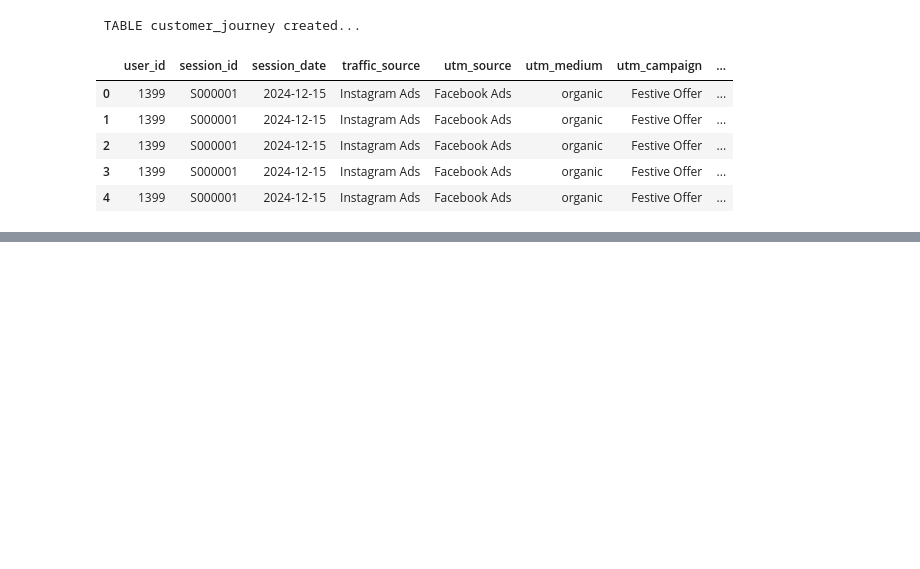
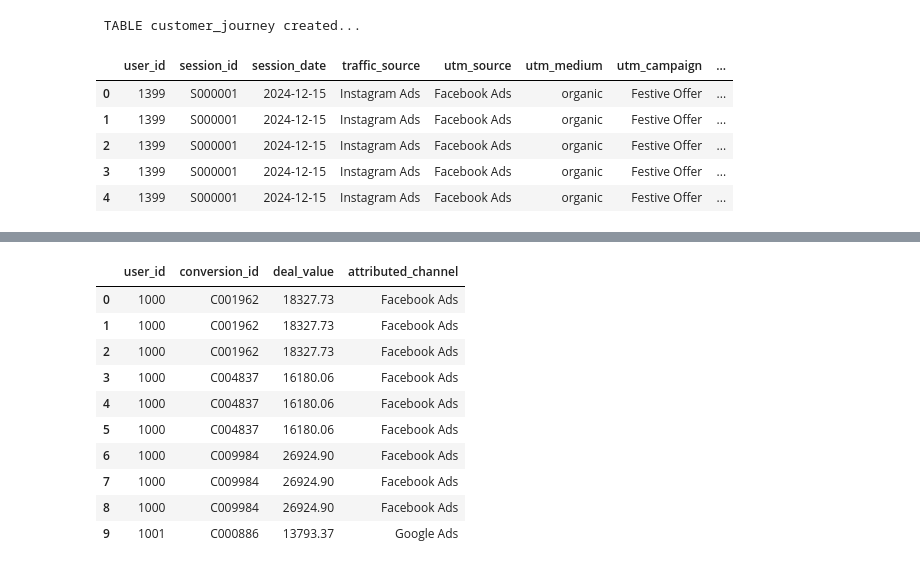
Before and after one commit to hitteshkharyal/Marketing-_ROI_Dashboard, a Jupyter notebook: project1.ipynb, the cells around one changed output, grey strips where cells are left out. Saved outputs shown, nothing was run; the diff lists cells and outputs as text; code cells hidden in the pictures; blank space fills up the shorter version.

```diff
--- a/project1.ipynb
+++ b/project1.ipynb
@@ -1140,0 +1204,18 @@ conn
+# %%
+pd.read_sql("""
+SELECT *
+FROM first_touch_attribution
+LIMIT 10
+""", conn)
+# %% [output]
+|  | user_id | conversion_id | deal_value | attributed_channel |
+| 0 | 1000 | C001962 | 18327.73 | Facebook Ads |
+| 1 | 1000 | C001962 | 18327.73 | Facebook Ads |
+| 2 | 1000 | C001962 | 18327.73 | Facebook Ads |
+| 3 | 1000 | C004837 | 16180.06 | Facebook Ads |
+| 4 | 1000 | C004837 | 16180.06 | Facebook Ads |
+| 5 | 1000 | C004837 | 16180.06 | Facebook Ads |
+| 6 | 1000 | C009984 | 26924.90 | Facebook Ads |
+| 7 | 1000 | C009984 | 26924.90 | Facebook Ads |
+| 8 | 1000 | C009984 | 26924.90 | Facebook Ads |
+| 9 | 1001 | C000886 | 13793.37 | Google Ads |
```
Also changed, not shown: parts of 26 cells of this notebook.
